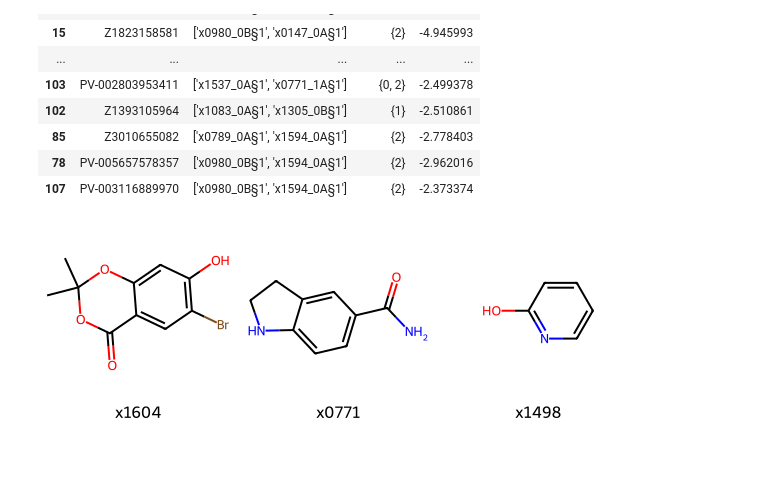
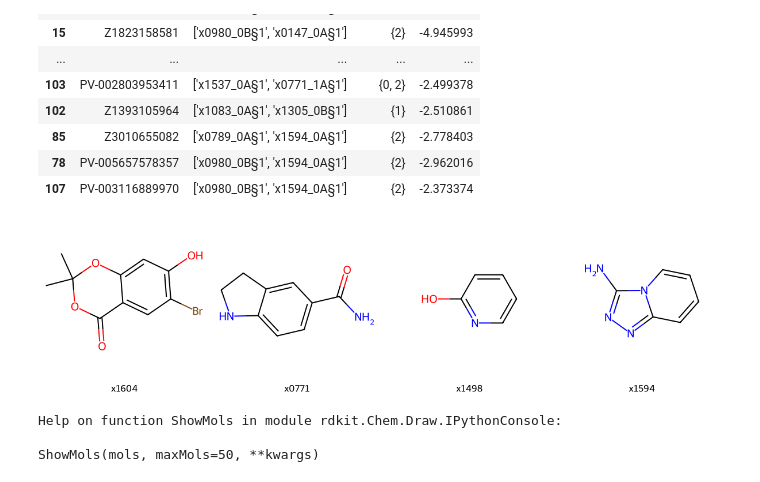
Before and after one commit to matteoferla/EV-D68-3C-protease, a Jupyter notebook: 02_hit-prep/hit_investigation.ipynb, the cells around one changed output. Drawn from its saved outputs; the diff is of its cells as text; code cells hidden in the pictures; blank space fills up the shorter version.

```diff
--- a/02_hit-prep/hit_investigation.ipynb
+++ b/02_hit-prep/hit_investigation.ipynb
@@ -651,17 +653,25 @@ intxns.sort_values('N_atoms', ascending=False)[['name','regarded', 'grouped', '
 | 85 | Z3010655082 | ['x0789_0A§1', 'x1594_0A§1'] | {2} | -2.778403 |
 | 78 | PV-005657578357 | ['x0980_0B§1', 'x1594_0A§1'] | {2} | -2.962016 |
 | 107 | PV-003116889970 | ['x0980_0B§1', 'x1594_0A§1'] | {2} | -2.373374 |
+# %%
+hitdex = {hit.GetProp('_Name'): hit for hit in Chem.SDMolSupplier('filtered_hits.sdf')}
 # %%
 from rdkit.Chem import Draw, AllChem
 
-x1604 = hitdex['x1604_0A§1']
-x0771 = hitdex['x0771_1A§1']
-x1498 = hitdex['x1498_0B§1']
+x1604 = hitdex['x1604L0AP1']
+x0771 = hitdex['x0771L1AP1']
+x1498 = hitdex['x1498L0BP1']
+x1594 = hitdex['x1594L0AP1']
 
-x = [x1604, x0771, x1498]
-
+x = *map(Chem.Mol, [x1604, x0771, x1498, x1594]),
 *map(AllChem.Compute2DCoords, x),
 
-Draw.MolsToGridImage(x, legends=['x1604', 'x0771', 'x1498'])
+Draw.MolsToGridImage(x, legends=['x1604', 'x0771', 'x1498', 'x1594'], molsPerRow=4, subImgSize=(300,300))
 # %% [output]
-[figure, old version]
+[figure, new version]
+# %%
+help(Draw.MolsToGridImage)
+# %% [output]
+Help on function ShowMols in module rdkit.Chem.Draw.IPythonConsole:
+
+ShowMols(mols, maxMols=50, **kwargs)
```
Also changed, not shown: parts of 20 cells of this notebook, 14 other files.
